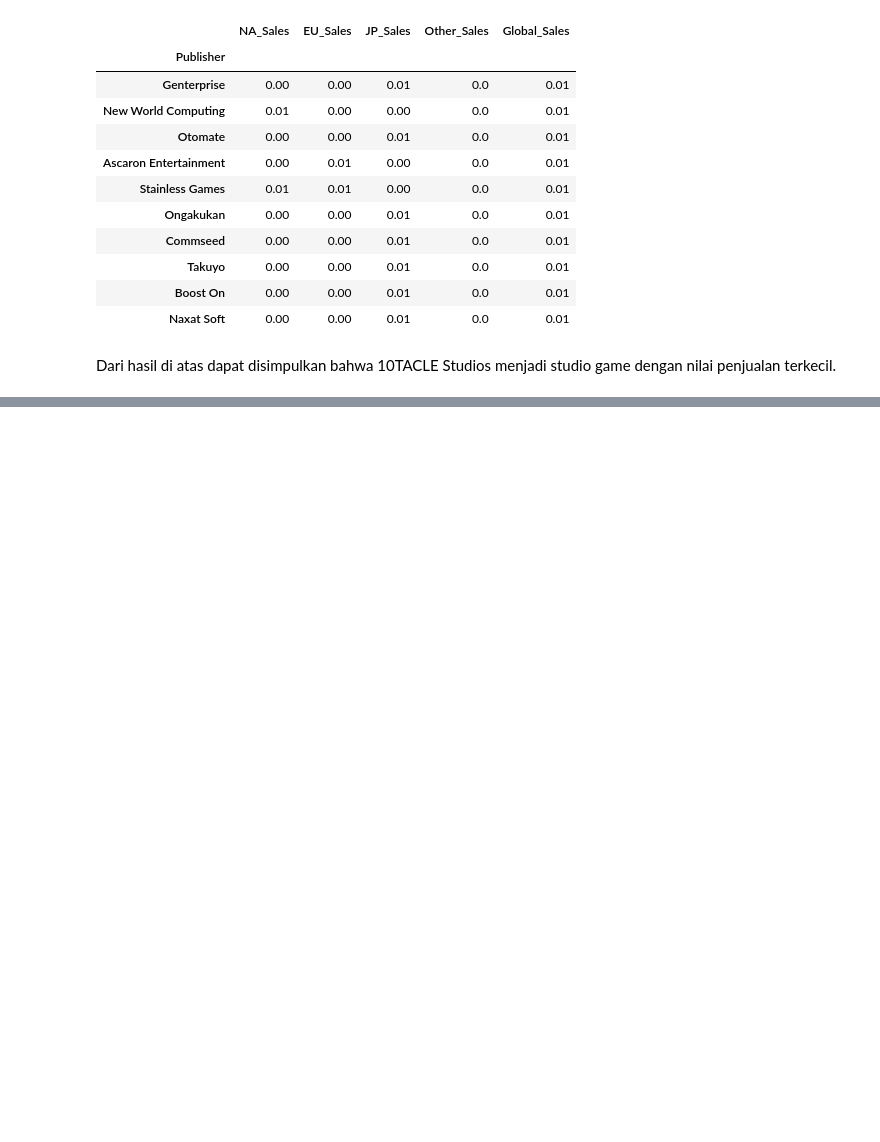
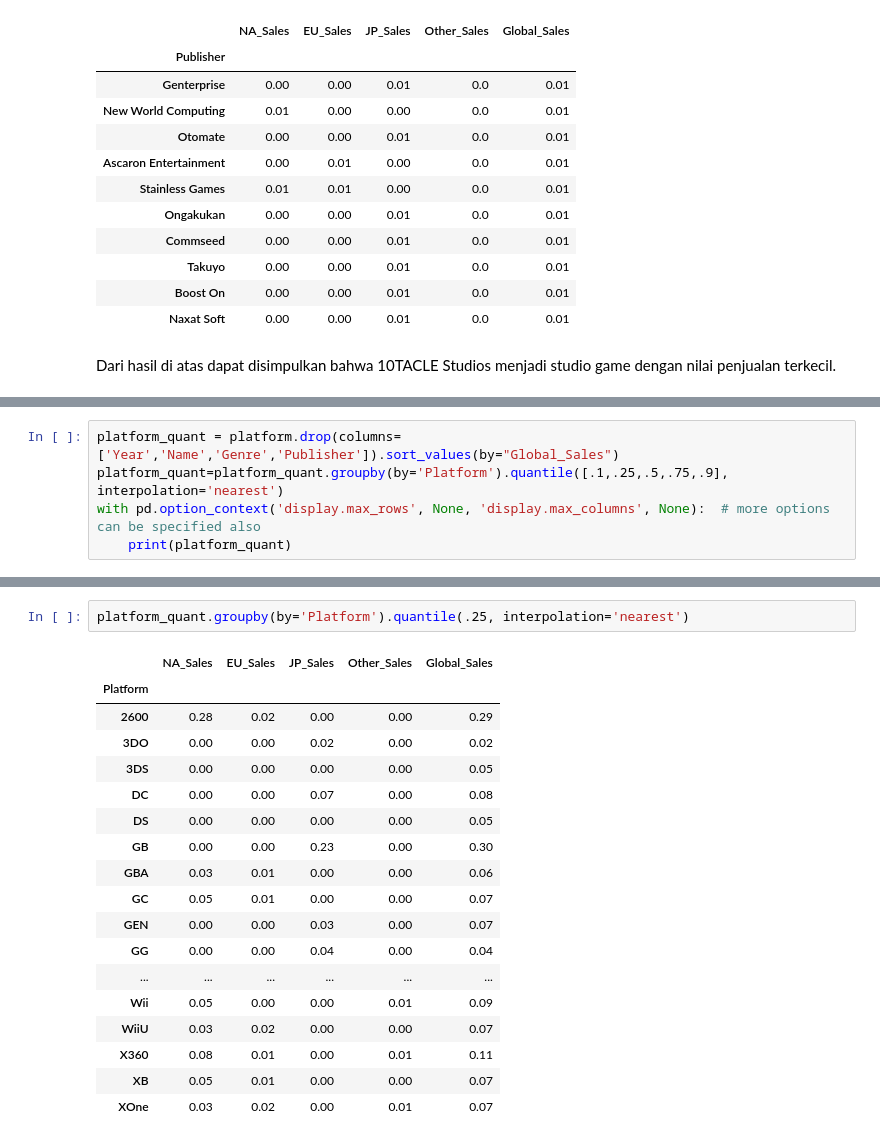
Before and after one commit to nexusprime-hak/Tubes-Pengkom-K-20-2023_2, a Jupyter notebook: Tugas_5.ipynb, the cells around one changed output, grey strips where cells are left out. Cells and saved outputs as stored; diff of their text form; blank space fills up the shorter version.

```diff
--- a/Tugas_5.ipynb
+++ b/Tugas_5.ipynb
@@ -186,0 +328,5 @@ pub.sort_values(by="Global_Sales",ascending=False).head(10)
+# %%
+platform_quant = platform.drop(columns=['Year','Name','Genre','Publisher']).sort_values(by="Global_Sales")
+platform_quant=platform_quant.groupby(by='Platform').quantile([.1,.25,.5,.75,.9], interpolation='nearest')
+with pd.option_context('display.max_rows', None, 'display.max_columns', None):  # more options can be specified also
+    print(platform_quant)
@@ -186,0 +351,21 @@ pub.sort_values(by="Global_Sales",ascending=False).head(10)
+# %%
+platform_quant.groupby(by='Platform').quantile(.25, interpolation='nearest')
+# %% [output]
+|  | NA_Sales | EU_Sales | JP_Sales | Other_Sales | Global_Sales |
+| Platform |  |  |  |  |  |
+| 2600 | 0.28 | 0.02 | 0.00 | 0.00 | 0.29 |
+| 3DO | 0.00 | 0.00 | 0.02 | 0.00 | 0.02 |
+| 3DS | 0.00 | 0.00 | 0.00 | 0.00 | 0.05 |
+| DC | 0.00 | 0.00 | 0.07 | 0.00 | 0.08 |
+| DS | 0.00 | 0.00 | 0.00 | 0.00 | 0.05 |
+| GB | 0.00 | 0.00 | 0.23 | 0.00 | 0.30 |
+| GBA | 0.03 | 0.01 | 0.00 | 0.00 | 0.06 |
+| GC | 0.05 | 0.01 | 0.00 | 0.00 | 0.07 |
+| GEN | 0.00 | 0.00 | 0.03 | 0.00 | 0.07 |
+| GG | 0.00 | 0.00 | 0.04 | 0.00 | 0.04 |
+| ... | ... | ... | ... | ... | ... |
+| Wii | 0.05 | 0.00 | 0.00 | 0.01 | 0.09 |
+| WiiU | 0.03 | 0.02 | 0.00 | 0.00 | 0.07 |
+| X360 | 0.08 | 0.01 | 0.00 | 0.01 | 0.11 |
+| XB | 0.05 | 0.01 | 0.00 | 0.00 | 0.07 |
+| XOne | 0.03 | 0.02 | 0.00 | 0.01 | 0.07 |
```
Also changed, not shown: parts of 47 cells of this notebook.
